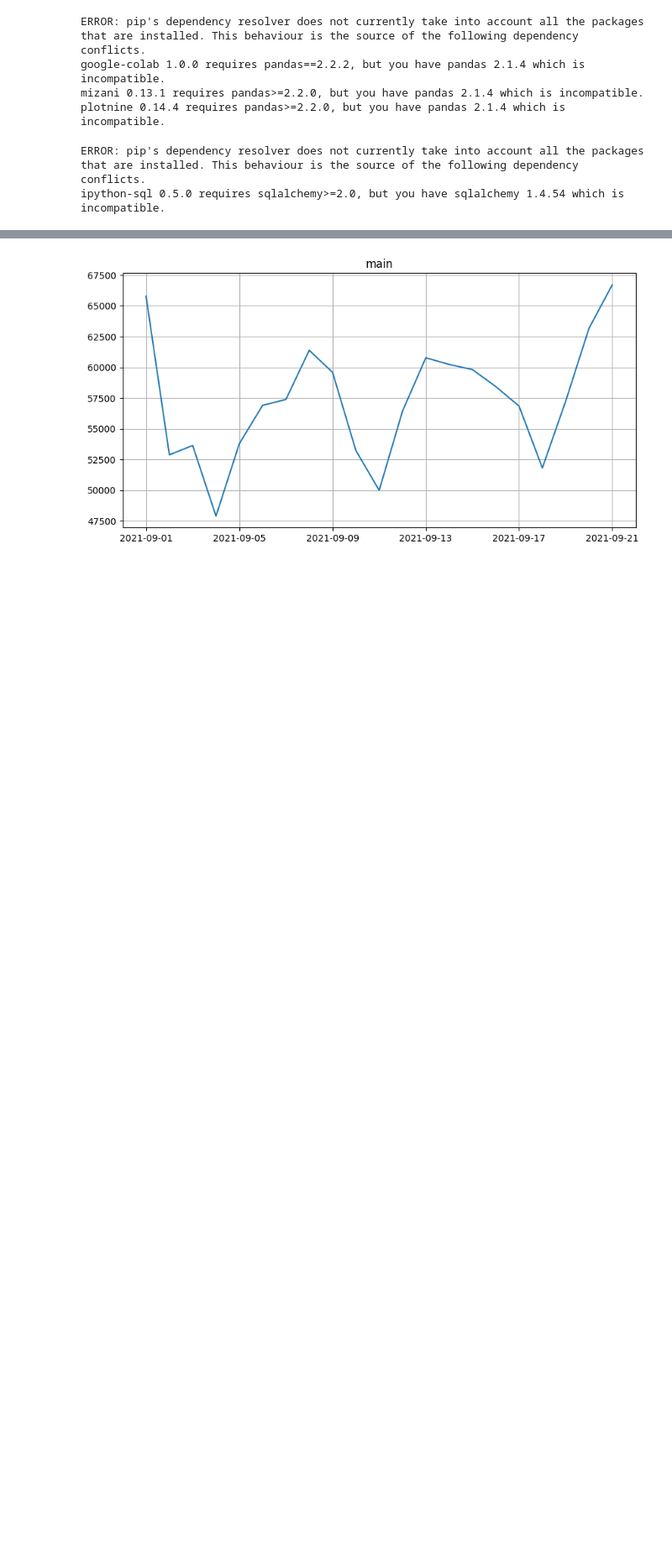
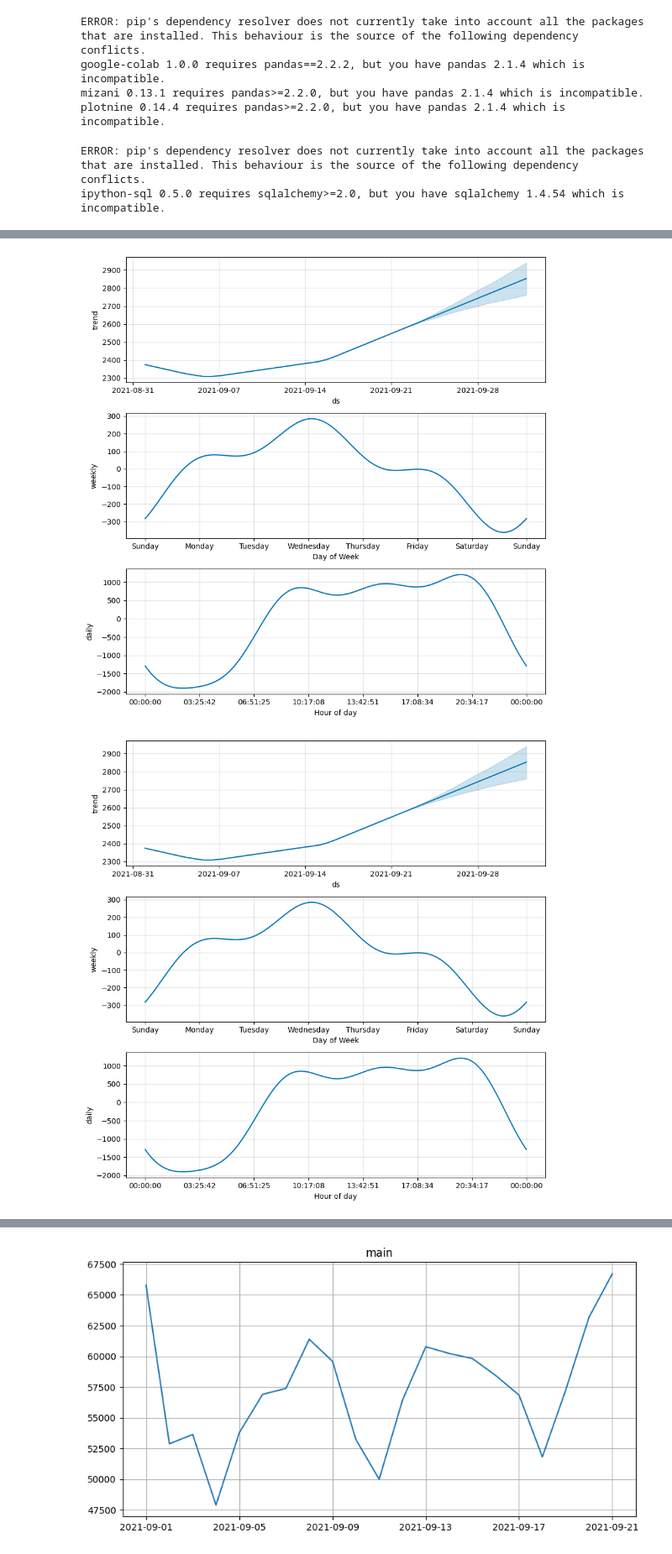
Before and after one commit to aleks-haksly/VIZRO, a Jupyter notebook: demos/test_yandex.ipynb, the cells around one changed output, grey strips where cells are left out. Shown at 84% size. Drawn from its saved outputs; the diff is of its cells as text; code cells hidden in the pictures; blank space fills up the shorter version.

```diff
--- a/demos/test_yandex.ipynb
+++ b/demos/test_yandex.ipynb
@@ -104,0 +106,5 @@ model.plot(forecast);
+# %%
+model.plot_components(forecast)
+# %% [output]
+[figure, added]
+[figure, added]
```
Also changed, not shown: parts of 8 cells of this notebook.
